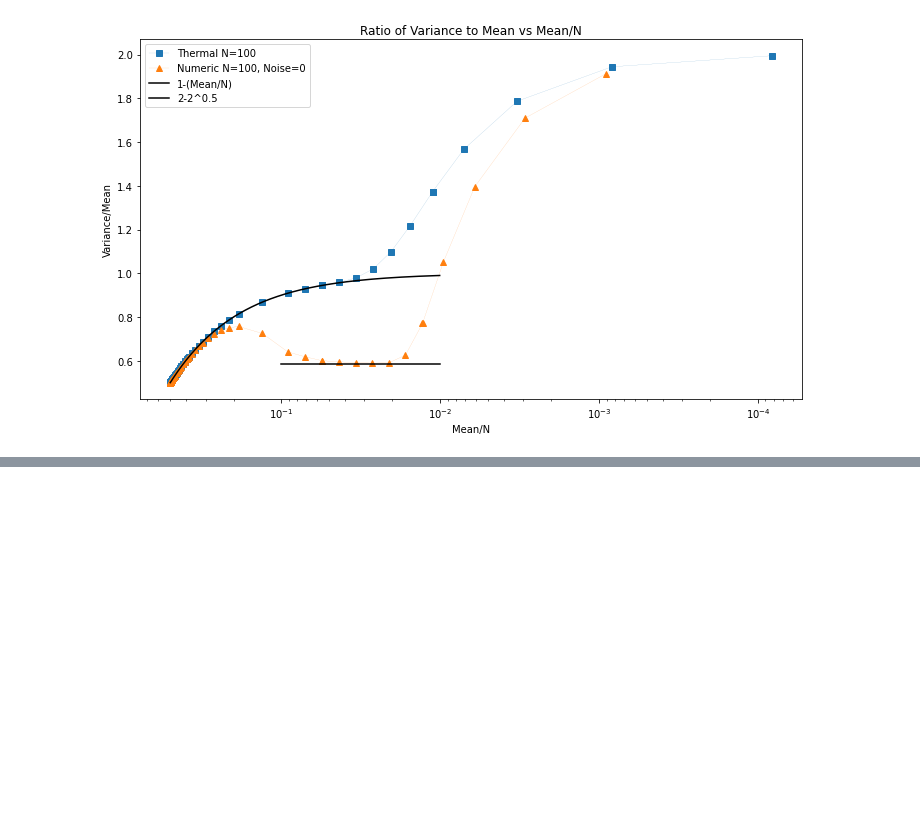
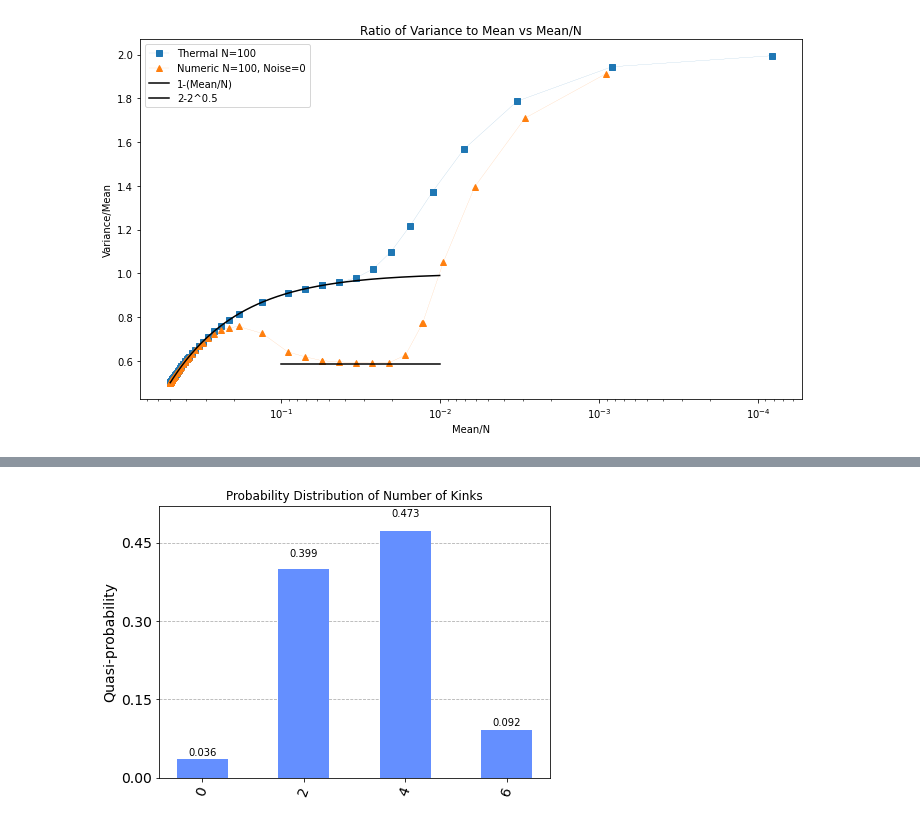
Before and after one commit to shrapp/thermal_tfim, a Jupyter notebook: notebook.ipynb, the cells around one changed output, grey strips where cells are left out. Drawn from its saved outputs; the diff is of its cells as text; code cells hidden in the pictures; blank space fills up the shorter version.

```diff
--- a/notebook.ipynb
+++ b/notebook.ipynb
@@ -410,0 +339,73 @@ ModuleNotFoundError: No module named 'new_noise'
+# %%
+import numpy as np
+from qiskit import QuantumCircuit, transpile, assemble, execute
+from qiskit_aer import AerSimulator
+from qiskit.visualization import plot_histogram
+from qiskit_aer.noise import (NoiseModel, amplitude_damping_error, phase_damping_error,
+    depolarizing_error, thermal_relaxation_error)
+from collections import defaultdict
+
+def simulate_with_noise(qubits, numshots, steps, damping=0.0, dephazing=0.0, depolarizing=0.0):
+
+    # Quantum Circuit
+    qc = QuantumCircuit(qubits, qubits)
+
+    # Create the original circuit
+    for i in range(qubits):
+        qc.h(i)
+    angles = (np.pi/2) * np.array(range(1, steps+1)) / (steps+1)
+    for theta in angles:
+        alpha = -np.cos(theta)
+        beta = -np.sin(theta)
+        for i in range(qubits - 1):
+            qc.rz(beta, i)
+            qc.rz(beta, i + 1)
+            qc.cp(-2 * beta, i, i + 1)
+        qc.rz(beta, qubits-1)
+        qc.rz(beta, 0)
+        qc.cp(-2 * beta, qubits-1, 0)
+        for i in range(qubits):
+            qc.rx(alpha, i)
+    for i in range(qubits):
+        qc.measure(i, i)
+
+    # Noise Model
+    noise_model = NoiseModel()
+    if damping > 0:
+        damping_error = amplitude_damping_error(damping)
+        noise_model.add_all_qubit_quantum_error(damping_error, ['h', 'rx', 'rz'])
+    if dephazing > 0:
+        dephazing_error = phase_damping_error(dephazing)
+        noise_model.add_all_qubit_quantum_error(dephazing_error, ['h', 'rx', 'rz'])
+    if depolarizing > 0:
+        depolarizing_err_1 = depolarizing_error(depolarizing, 1)
+        noise_model.add_all_qubit_quantum_error(depolarizing_err_1, ['h','rx', 'rz'])
+        depolarizing_err_2 = depolarizing_error(depolarizing, 2)
+        noise_model.add_all_qubit_quantum_error(depolarizing_err_2, [ 'cp'])
+
+    # Simulation
+    simulator = AerSimulator(noise_model=noise_model)
+    compiled_circuit = transpile(qc, simulator)
+    qobj = assemble(compiled_circuit, shots=numshots)
+    result = simulator.run(qobj).result()
+    counts = result.get_counts()
+
+    # Count kinks
+    def count_kinks(bitstring):
+        return sum(1 for i in range(len(bitstring)) if bitstring[i] != bitstring[i-1])
+
+    kinks_count = defaultdict(int)
+    for bitstring, count in counts.items():
+        kinks_count[count_kinks(bitstring)] += count
+
+    # Normalize the counts to get probabilities
+    kinks_probability = {k: v/numshots for k, v in kinks_count.items()}
+
+    # Visualization
+    return plot_histogram(kinks_probability, title="Probability Distribution of Number of Kinks")
+
+
+# Test
+simulate_with_noise(qubits=8, numshots=1000, steps=10, damping=0, dephazing=0.1, depolarizing=0)
+# %% [output]
+[figure, added]
```
Also changed, not shown: parts of 8 cells of this notebook, 3 other files.
